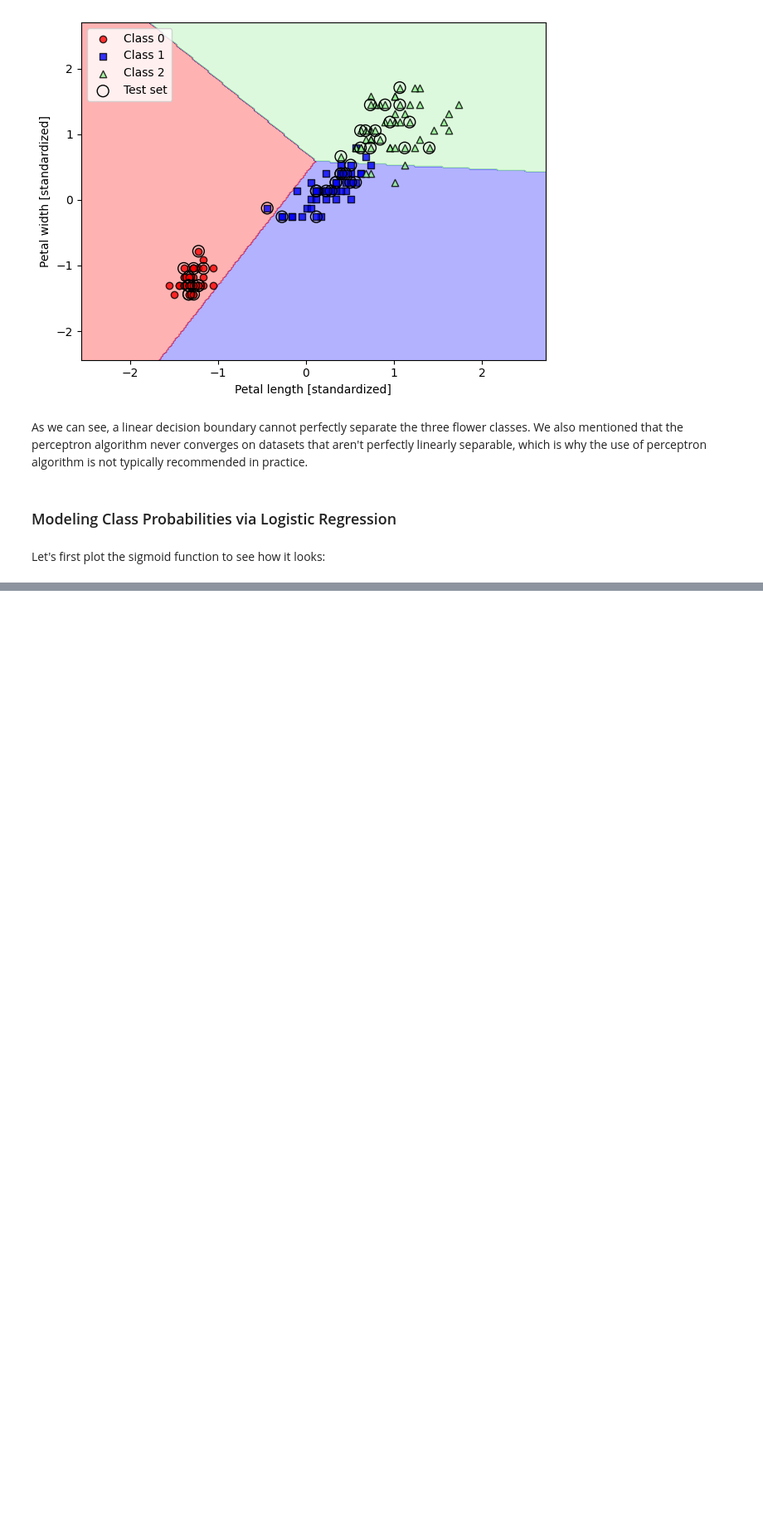
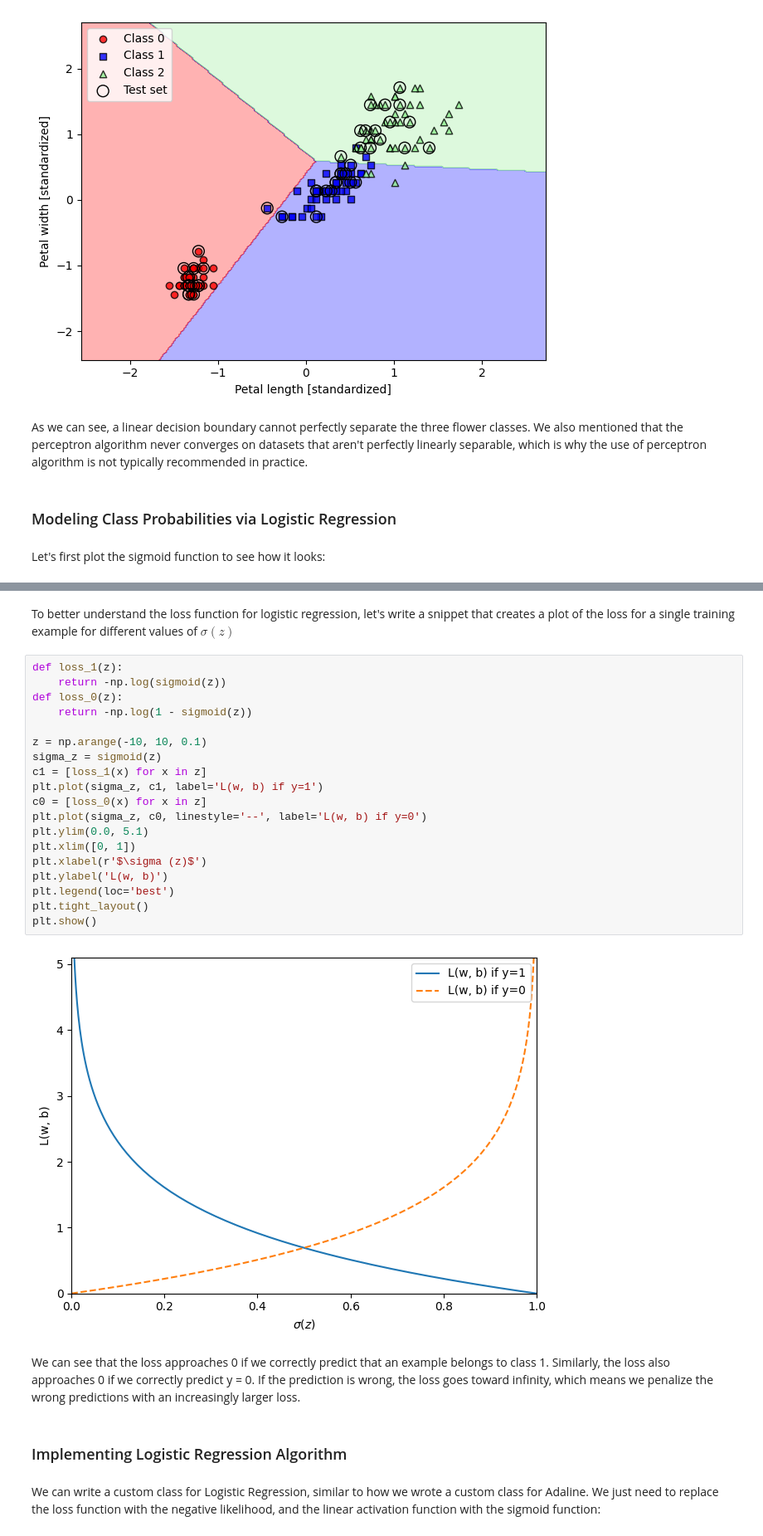
Before and after one commit to kaanoram/ML-Pytorch-SkLearn-Study, a Jupyter notebook: chapters/chapter_03/ch03.ipynb, the cells around one changed output, grey strips where cells are left out. Shown at 83% size. Saved outputs shown, nothing was run; the diff lists cells and outputs as text; blank space fills up the shorter version.

```diff
--- a/chapters/chapter_03/ch03.ipynb
+++ b/chapters/chapter_03/ch03.ipynb
@@ -185,0 +188,29 @@ plt.show()
+# %% [markdown]
+To better understand the loss function for logistic regression, let's write a snippet that creates a plot of the loss for a single training example for different values of $\sigma(z)$
+# %%
+def loss_1(z):
+    return -np.log(sigmoid(z))
+def loss_0(z):
+    return -np.log(1 - sigmoid(z))
+
+z = np.arange(-10, 10, 0.1)
+sigma_z = sigmoid(z)
+c1 = [loss_1(x) for x in z]
+plt.plot(sigma_z, c1, label='L(w, b) if y=1')
+c0 = [loss_0(x) for x in z]
+plt.plot(sigma_z, c0, linestyle='--', label='L(w, b) if y=0')
+plt.ylim(0.0, 5.1)
+plt.xlim([0, 1])
+plt.xlabel(r'$\sigma (z)$')
+plt.ylabel('L(w, b)')
+plt.legend(loc='best')
+plt.tight_layout()
+plt.show()
+# %% [output]
+[figure, added]
+# %% [markdown]
+We can see that the loss approaches 0 if we correctly predict that an example belongs to class 1. Similarly, the loss also approaches 0 if we correctly predict y = 0. If the prediction is wrong, the loss goes toward infinity, which means we penalize the wrong predictions with an increasingly larger loss.
+# %% [markdown]
+### Implementing Logistic Regression Algorithm
+# %% [markdown]
+We can write a custom class for Logistic Regression, similar to how we wrote a custom class for Adaline. We just need to replace the loss function with the negative likelihood, and the linear activation function with the sigmoid function:
```
Also changed, not shown: parts of 4 cells of this notebook, 1 other file.
